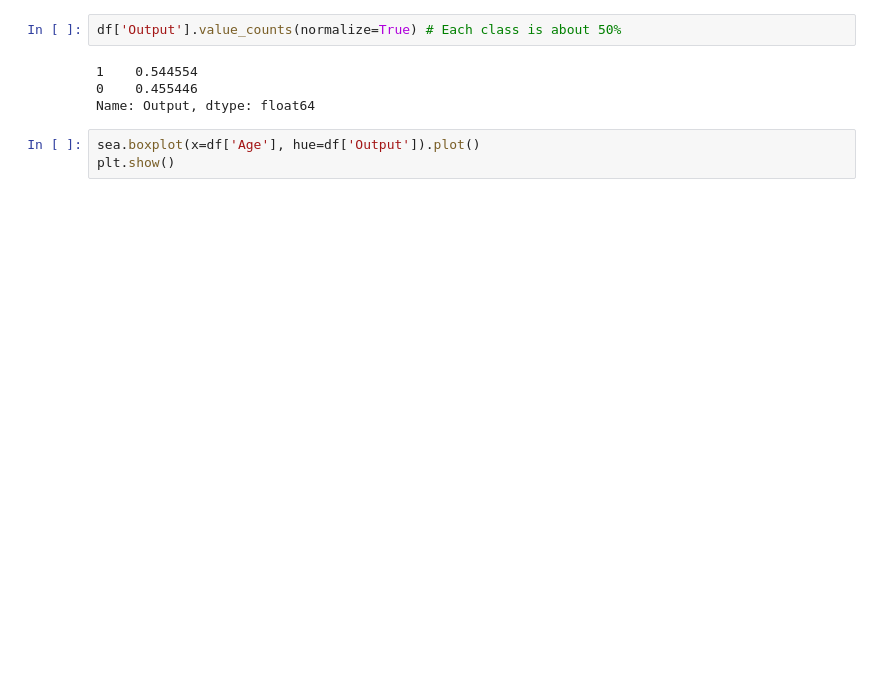
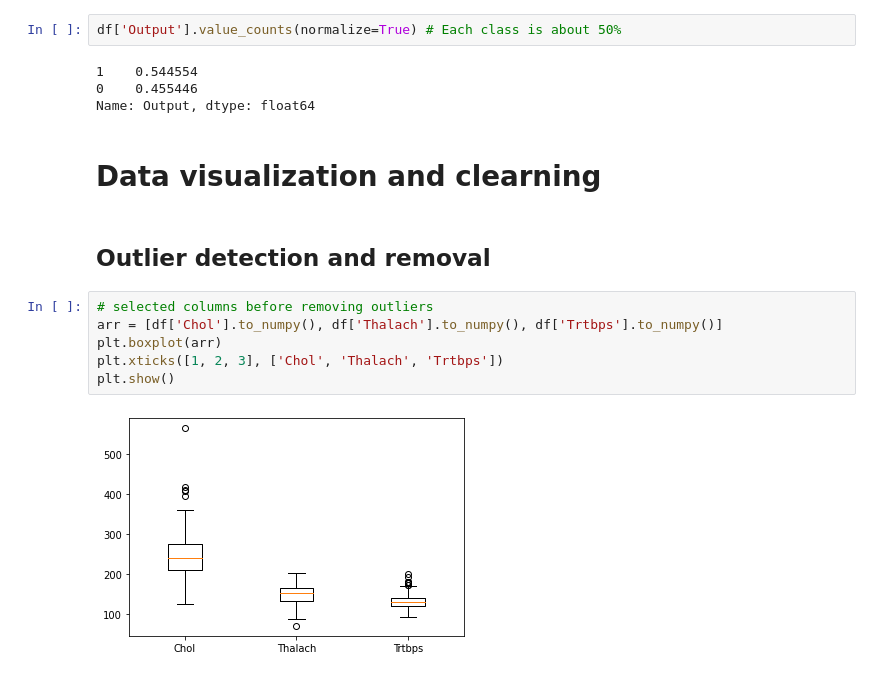
Before and after one commit to Ahmed-Ashraf-Marzouk/data-mining-algorithms, a Jupyter notebook: Data_Preprocessing.ipynb, the cells around one changed output. Saved outputs shown, nothing was run; the diff lists cells and outputs as text; blank space fills up the shorter version.

```diff
--- a/Data_Preprocessing.ipynb
+++ b/Data_Preprocessing.ipynb
@@ -112,6 +120,15 @@ df['Output'].value_counts(normalize=True) # Each class is about 50%
 1    0.544554
 0    0.455446
 Name: Output, dtype: float64
-# %%
-sea.boxplot(x=df['Age'], hue=df['Output']).plot()
-plt.show()
+# %% [markdown]
+# Data visualization and clearning
+# %% [markdown]
+## Outlier detection and removal
+# %%
+# selected columns before removing outliers
+arr = [df['Chol'].to_numpy(), df['Thalach'].to_numpy(), df['Trtbps'].to_numpy()]
+plt.boxplot(arr)
+plt.xticks([1, 2, 3], ['Chol', 'Thalach', 'Trtbps'])
+plt.show()
+# %% [output]
+[figure, added]
```
Also changed, not shown: parts of 14 cells of this notebook.
